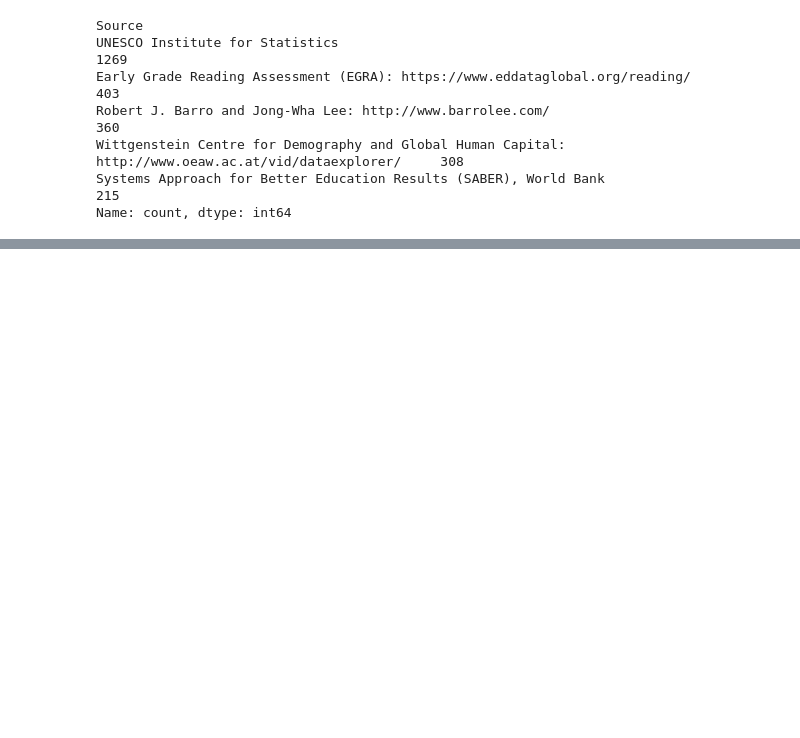
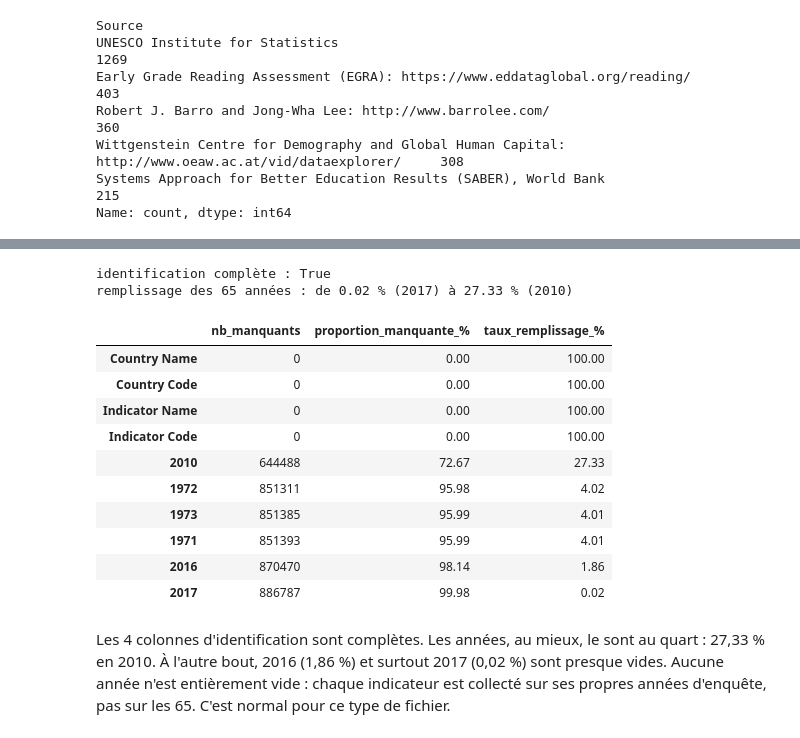
Before and after one commit to humanuoid/oc-p2-education-systems-analysis, a Jupyter notebook: notebooks/data_quality.ipynb, the cells around one changed output, grey strips where cells are left out. Cells and saved outputs as stored; diff of their text form; code cells hidden in the pictures; blank space fills up the shorter version.

Commit message:
docs(notebooks): add data quality analysis section to data quality notebook
Wording harmonized across the notebook.

Refs PH1.2-04, Closes #5

```diff
--- a/notebooks/data_quality.ipynb
+++ b/notebooks/data_quality.ipynb
@@ -511,0 +520,11 @@ Prochaine section : `EdStatsData.csv`.
+# %%
+# DataFrame dédié au calcul pour cette section : on recharge le CSV brut,
+# séparément du `dfs` réservé à l'affichage
+df = load_csv_analysis("EdStatsData.csv")
+
+# clé métier d'après le dictionnaire de data_overview.ipynb : deux colonnes ensemble
+cle = ["Country Code", "Indicator Code"]
+print(f"{len(df)} lignes, {df.duplicated(subset=cle).sum()} doublon(s) sur cette clé")
+print(f"{df['Country Code'].nunique()} pays × {df['Indicator Code'].nunique()} indicateurs = "
+      f"{df['Country Code'].nunique() * df['Indicator Code'].nunique()}")
+len(df) == df["Country Code"].nunique() * df["Indicator Code"].nunique()  # True = rectangle complet, aucun couple manquant
@@ -511,0 +555,8 @@ Prochaine section : `EdStatsData.csv`.
+# %%
+nb_doublons = df.duplicated().sum()
+print(f"{nb_doublons} ligne(s) en double (toutes colonnes confondues)")
+if nb_doublons > 0:
+    df = df.drop_duplicates()
+    print(f"drop_duplicates() appliqué : il reste {df.shape[0]} lignes")
+else:
+    print("aucun doublon : drop_duplicates() inutile, le DataFrame est inchangé")
@@ -511,0 +572,30 @@ Prochaine section : `EdStatsData.csv`.
+# %%
+remplissage = pd.DataFrame({
+    "nb_manquants": df.isnull().sum(),
+    "proportion_manquante_%": (df.isnull().mean() * 100).round(2),
+    "taux_remplissage_%": ((1 - df.isnull().mean()) * 100).round(2),
+}).sort_values("taux_remplissage_%", ascending=False)  # les mieux remplies en premier
+
+identification = ["Country Name", "Country Code", "Indicator Name", "Indicator Code"]
+print(f"identification complète : {(remplissage.loc[identification, "taux_remplissage_%"] == 100).all()}")
+
+taux_annees = remplissage.loc[remplissage.index.difference(identification), "taux_remplissage_%"]
+print(f"remplissage des 65 années : de {taux_annees.min():.2f} % ({taux_annees.idxmin()}) à {taux_annees.max():.2f} % ({taux_annees.idxmax()})")
+
+pd.concat([remplissage.head(), remplissage.tail()])  # les mieux remplies + les plus vides
+# %% [output]
+identification complète : True
+remplissage des 65 années : de 0.02 % (2017) à 27.33 % (2010)
+|  | nb_manquants | proportion_manquante_% | taux_remplissage_% |
+| Country Name | 0 | 0.00 | 100.00 |
+| Country Code | 0 | 0.00 | 100.00 |
+| Indicator Name | 0 | 0.00 | 100.00 |
+| Indicator Code | 0 | 0.00 | 100.00 |
+| 2010 | 644488 | 72.67 | 27.33 |
+| 1972 | 851311 | 95.98 | 4.02 |
+| 1973 | 851385 | 95.99 | 4.01 |
+| 1971 | 851393 | 95.99 | 4.01 |
+| 2016 | 870470 | 98.14 | 1.86 |
+| 2017 | 886787 | 99.98 | 0.02 |
+# %% [markdown]
+Les 4 colonnes d'identification sont complètes. Les années, au mieux, le sont au quart : 27,33 % en 2010. À l'autre bout, 2016 (1,86 %) et surtout 2017 (0,02 %) sont presque vides. Aucune année n'est entièrement vide : chaque indicateur est collecté sur ses propres années d'enquête, pas sur les 65. C'est normal pour ce type de fichier.
```
Also changed, not shown: parts of 43 cells of this notebook.
